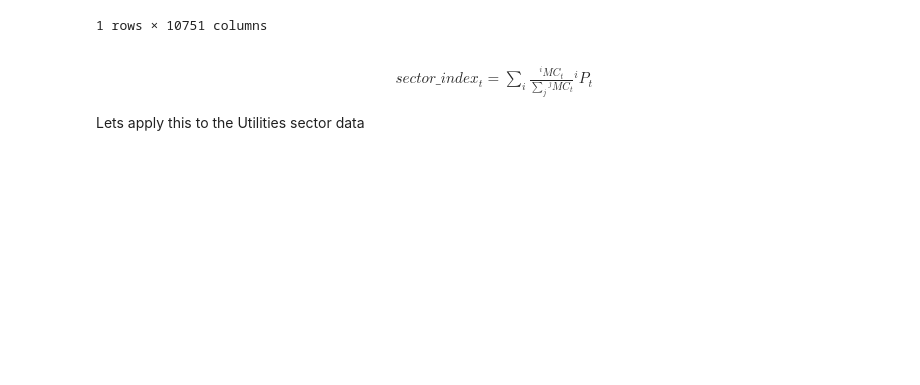
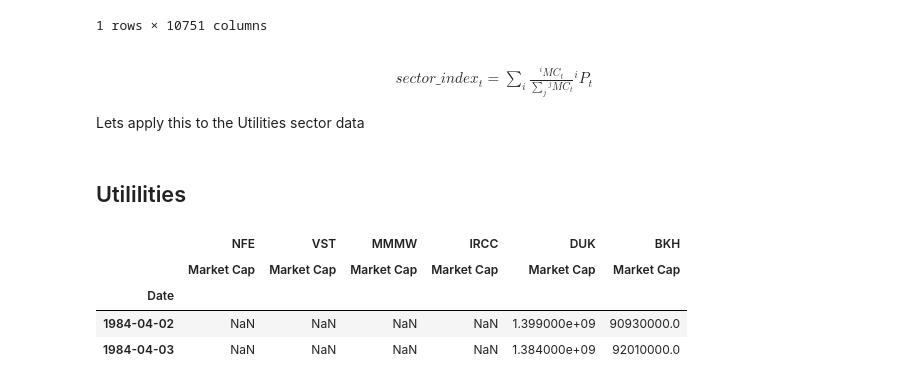
Before and after one commit to AmineMahdioui/projet-de-fin-d-annee, a Jupyter notebook: SectorAnalysis.ipynb, the cells around one changed output. Drawn from its saved outputs; the diff is of its cells as text; code cells hidden in the pictures; blank space fills up the shorter version.

```diff
--- a/SectorAnalysis.ipynb
+++ b/SectorAnalysis.ipynb
@@ -255,3 +218,16 @@ sector\_ index_{t} =\sum _{i}\frac{{}^iMC_{t}}{\sum _{j} {}^jMC_{t}} {}^iP_{t}
 
 
  Lets apply this to the Utilities sector data
+# %% [markdown]
+## Utililities
+# %%
+Util=pd.read_csv(r'Data\Scraped MarketCap\Utilities.csv',header=[0,1],index_col=0)
+# %%
+df=Util.iloc[0:2,0:6].copy()
+df
+# %% [output]
+|  | NFE | VST | MMMW | IRCC | DUK | BKH |
+|  | Market Cap | Market Cap | Market Cap | Market Cap | Market Cap | Market Cap |
+| Date |  |  |  |  |  |  |
+| 1984-04-02 | NaN | NaN | NaN | NaN | 1.399000e+09 | 90930000.0 |
+| 1984-04-03 | NaN | NaN | NaN | NaN | 1.384000e+09 | 92010000.0 |
```
Also changed, not shown: parts of 7 cells of this notebook.
